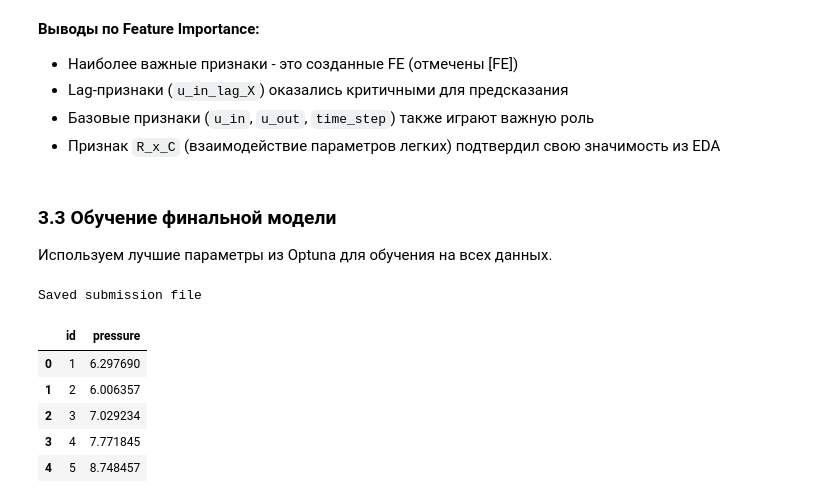
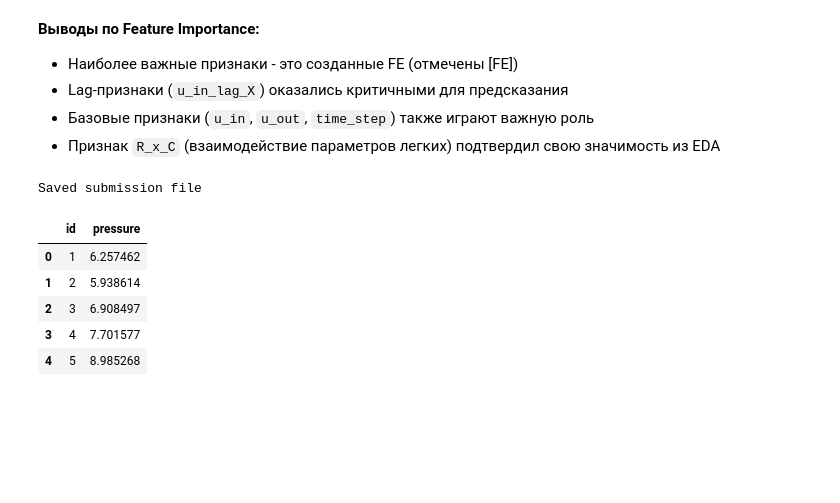
Before and after one commit to katimanova/ventilator-pressure-prediction, a Jupyter notebook: custom_solution.ipynb, the cells around one changed output. Drawn from its saved outputs; the diff is of its cells as text; code cells hidden in the pictures; blank space fills up the shorter version.

Commit message:
add new model for custom_solution with cross_val_score and early stopping

```diff
--- a/custom_solution.ipynb
+++ b/custom_solution.ipynb
@@ -313,10 +531,9 @@ Best OOF MAE: 0.494887009625485
 # %%
 # Train final model with best params
 best_params = study.best_params
-best_params['n_estimators'] = 4000
+best_params['max_iter'] = 4000
 best_params['random_state'] = 42
-best_params['n_jobs'] = -1
 
-final_model = LGBMRegressor(**best_params)
+final_model = HistGradientBoostingRegressor(**best_params)
 final_model.fit(train_fe[FEATURES], train_fe[TARGET])
 # %% [output]
@@ -335,29 +546,25 @@ LGBMRegressor(colsample_bytree=0.9786690065948377,
 - Lag-признаки (`u_in_lag_X`) оказались критичными для предсказания
 - Базовые признаки (`u_in`, `u_out`, `time_step`) также играют важную роль
 - Признак `R_x_C` (взаимодействие параметров легких) подтвердил свою значимость из EDA
-# %% [markdown]
-### **3.3 Обучение финальной модели**
-
-Используем лучшие параметры из Optuna для обучения на всех данных.
 # %%
 # Predict on test
 test_pred = final_model.predict(test_fe[FEATURES])
 
 submission = pd.DataFrame({
     'id': test['id'],
     'pressure': test_pred
 })
-submission.to_csv('submissions/lgbm_fe_optuna_submission.csv', index=False)
+submission.to_csv('submissions/lgbm_fe_optuna_hgbr_submission.csv', index=False)
 print("Saved submission file")
 submission.head()
 # %% [output]
 Saved submission file
 |  | id | pressure |
-| 0 | 1 | 6.297690 |
-| 1 | 2 | 6.006357 |
-| 2 | 3 | 7.029234 |
-| 3 | 4 | 7.771845 |
-| 4 | 5 | 8.748457 |
+| 0 | 1 | 6.257462 |
+| 1 | 2 | 5.938614 |
+| 2 | 3 | 6.908497 |
+| 3 | 4 | 7.701577 |
+| 4 | 5 | 8.985268 |
 # %% [markdown]
 
 #### **Итоговые выводы**
```
Also changed, not shown: parts of 15 cells of this notebook, 2 other files.
